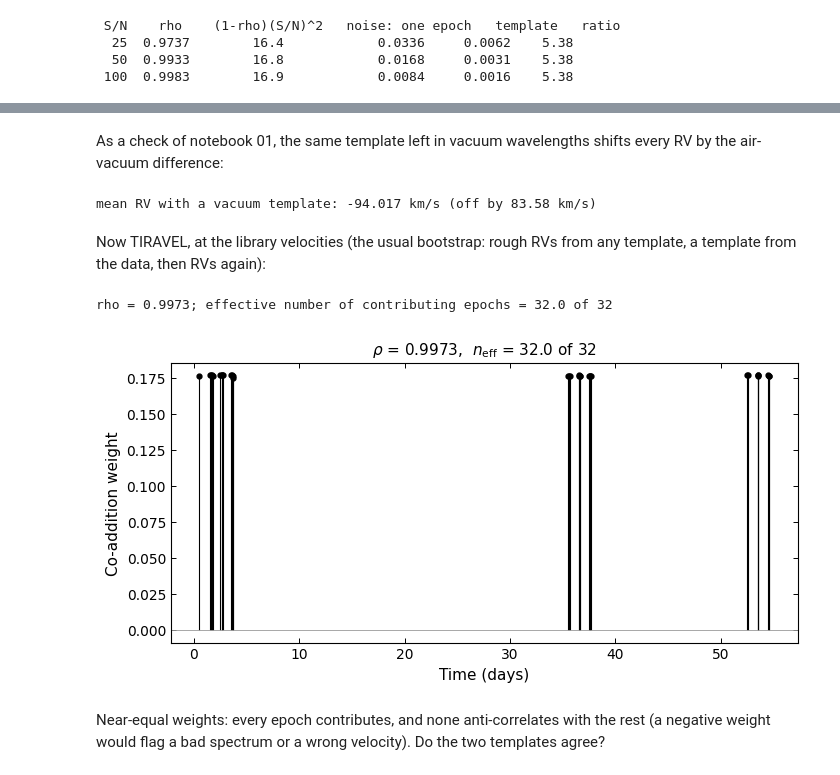
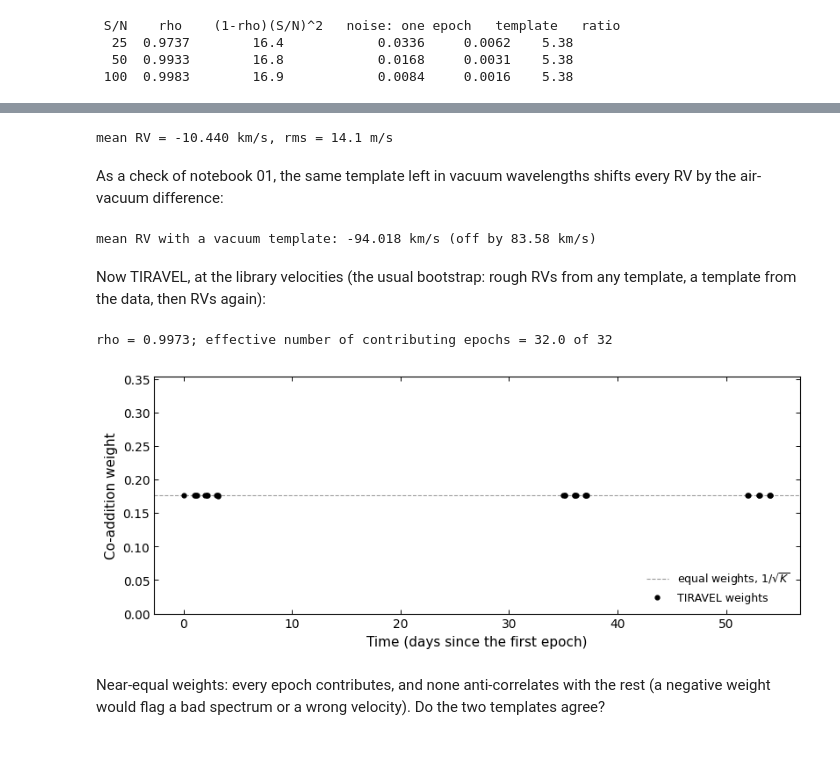
Before and after one commit to SPARTA-dev/SPARTA, a Jupyter notebook: examples/04_template_from_data_tiravel.ipynb, the cells around one changed output, grey strips where cells are left out. Cells and saved outputs as stored; diff of their text form; code cells hidden in the pictures.

```diff
--- a/examples/04_template_from_data_tiravel.ipynb
+++ b/examples/04_template_from_data_tiravel.ipynb
@@ -217,0 +352,9 @@ print(f"{harps.sample_size} epochs over {np.ptp(harps.time_list):.1f} days; fram
+# %%
+harps = instruments.get("HARPS")
+paths = sorted(pathlib.Path("data/TOI193").glob("*.fits"))
+records = [harps.load(str(path), min_wv=4990, max_wv=5090) for path in paths]
+first = records[0]
+print(f"{len(records)} spectra over {np.ptp([r.time for r in records]):.1f} days; frame "
+      f"{first.wavelength_frame}, SPECSYS {first.specsys}, bcv {first.bcv} km/s")
+print(f"archive step {dv_from_wave(first.wave[0]):.3f} km/s (mid-window), "
+      f"native step {first.native_step_kms[0]:.3f} km/s")
@@ -233,30 +404,54 @@ mean RV = -10.440 km/s, rms = 14.1 m/s
+# %%
+def broaden(wave, flux, kernel):
+    '''kernel(flux, dv) applied on a log-λ grid at the finest velocity step of wave (km/s).'''
+    dv = C_KMS * np.min(np.diff(wave) / wave[:-1])
+    grid, _ = log_lambda_grid(wave[0], wave[-1], dv)
+    return resample(grid, kernel(resample(wave, flux, grid, kind="cubic"), dv), wave, kind="cubic")
+
+def library_template(air):
+    '''PHOENIX 5500 K, log g 4.5, broadened (vsini 1.5 km/s, HARPS R) and preprocessed.'''
+    wave, flux = phoenix_spectrum(5500, 4.5, wave_range=(4960, 5120), air=air)
+    flux = broaden(wave, flux, lambda f, dv: broaden_rotational(f, dv, 1.5, 0.5))
+    flux = broaden(wave, flux,
+                   lambda f, dv: broaden_gaussian(f, dv, C_KMS / harps.instrument.resolving_power))
+    return preprocess(wave, flux)
+
+lib_wave, lib_flux = library_template(air=True)
+rv_library, _ = measure_rvs(h_waves, h_fluxes, h_natives, lib_wave, lib_flux, vel_bound=150)
+print(f"mean RV = {rv_library.mean():.3f} km/s, rms = {rv_library.std() * 1e3:.1f} m/s")
+# %% [output]
+mean RV = -10.440 km/s, rms = 14.1 m/s
 # %% [markdown]
 As a check of notebook 01, the same template left in vacuum wavelengths shifts every RV by the
 air-vacuum difference:
 # %%
-vacuum = Template.from_phoenix(5500, 4.5, wave_range=(4960, 5120), air=False)
-vacuum.broaden_rotational(vsini=1.5, epsilon=0.5)
-vacuum.broaden_instrumental(resolution=product.instrument.resolving_power)
-vacuum.model.preprocess(**product.recommended.preprocess)
-harps.calc_rv_against_template(vacuum, dv=0.1, vel_bound=150)
-print(f"mean RV with a vacuum template: {harps.vels.mean():.3f} km/s "
-      f"(off by {(rv_library - harps.vels).mean():.2f} km/s)")
+rv_vacuum, _ = measure_rvs(h_waves, h_fluxes, h_natives, *library_template(air=False),
+                           vel_bound=150)
+print(f"mean RV with a vacuum template: {rv_vacuum.mean():.3f} km/s "
+      f"(off by {(rv_library - rv_vacuum).mean():.2f} km/s)")
 # %% [output]
-mean RV with a vacuum template: -94.017 km/s (off by 83.58 km/s)
+mean RV with a vacuum template: -94.018 km/s (off by 83.58 km/s)
 # %% [markdown]
 Now TIRAVEL, at the library velocities (the usual bootstrap: rough RVs from any template, a
 template from the data, then RVs again):
-# %%
-harps.build_tiravel_template(rv_library)
-tir_h = harps.tiravel
-print(f"rho = {tir_h.rho:.4f}; effective number of contributing epochs = "
-      f"{tir_h.diagnostics['n_eff']:.1f} of {harps.sample_size}")
-
-fig = tir_h.plot_weights(times=harps.time_list)
-plt.show()
-# %% [output]
-rho = 0.9973; effective number of contributing epochs = 32.0 of 32
-[figure, removed]
+# %%
+tir_h = build_tiravel([[w] for w in h_waves], [[f] for f in h_fluxes], rv_library)
+n = len(h_waves)
+print(f"rho = {tir_h.rho:.4f}; effective number of contributing epochs = "
+      f"{tir_h.diagnostics['n_eff']:.1f} of {n}")
+assert np.all(tir_h.weights > 0)
+
+fig, ax = plt.subplots()
+ax.axhline(1 / np.sqrt(n), color=GREY, lw=0.8, ls="--", label=r"equal weights, $1/\sqrt{K}$")
+plot_points(ax, h_times - h_times.min(), tir_h.weights, label="TIRAVEL weights")
+ax.set_ylim(0, 2 / np.sqrt(n))
+ax.set_xlabel("Time (days since the first epoch)")
+ax.set_ylabel("Co-addition weight")
+ax.legend(loc="lower right")
+plt.show()
+# %% [output]
+rho = 0.9973; effective number of contributing epochs = 32.0 of 32
+[figure, added]
 # %% [markdown]
 Near-equal weights: every epoch contributes, and none anti-correlates with the rest (a negative
 weight would flag a bad spectrum or a wrong velocity). Do the two templates agree?
```
Also changed, not shown: parts of 34 cells of this notebook, 11 other files.
